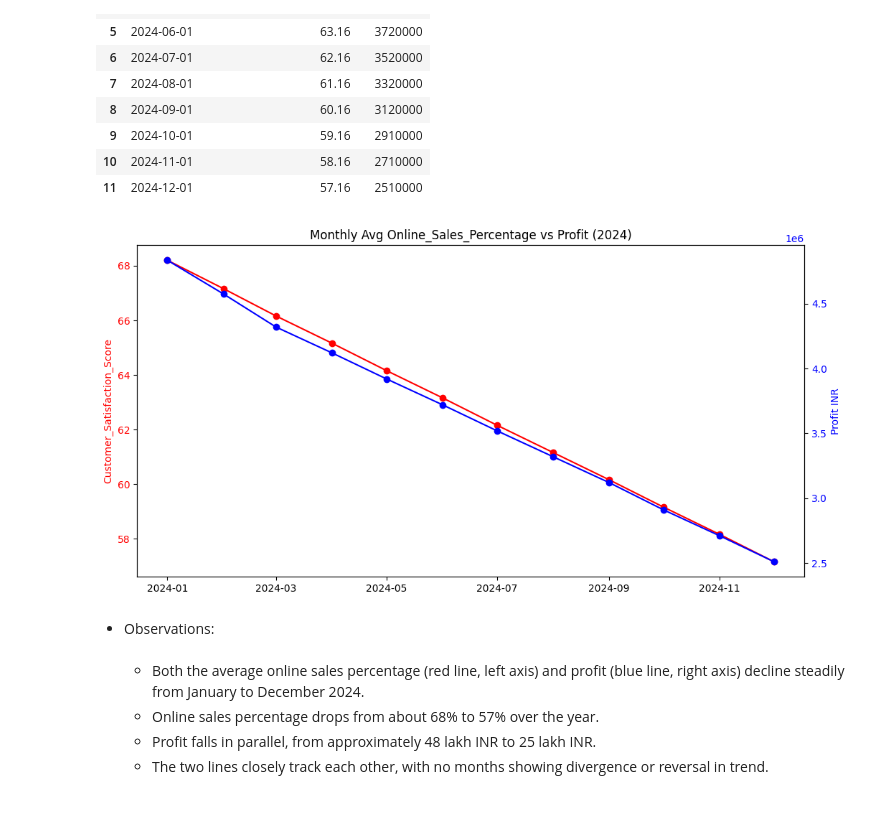
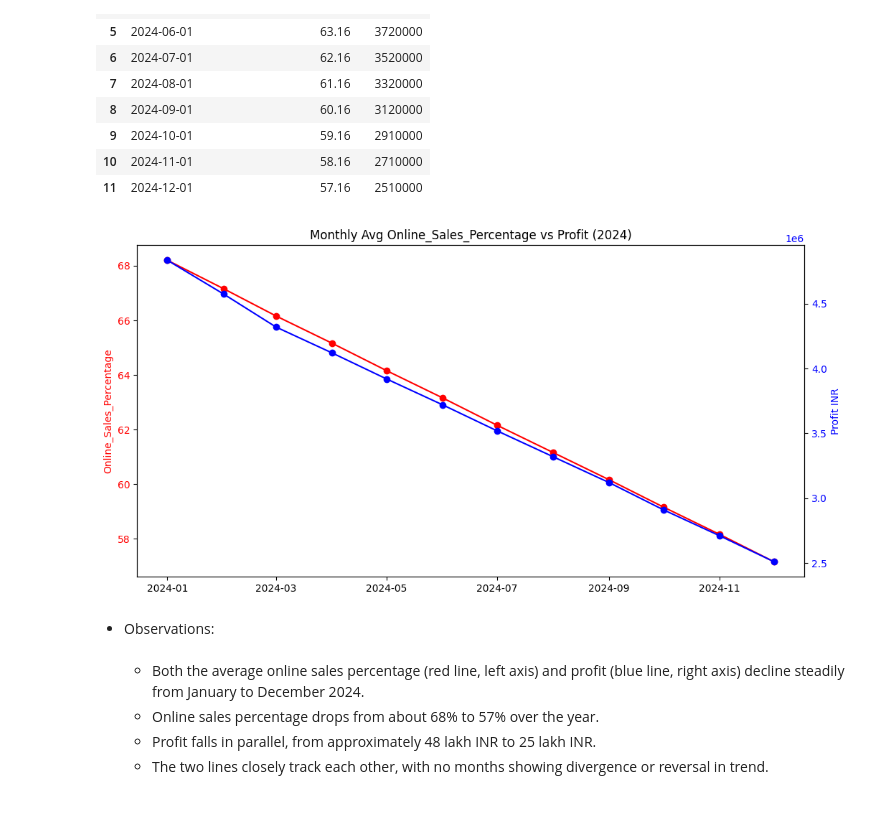
Before and after one commit to vedantcoder/Explorative_Data_Analysis, a Jupyter notebook: Vedant-Nichal_2024A7PS0174H_Round2.ipynb, the cells around one changed output. Cells and saved outputs as stored; diff of their text form; code cells hidden in the pictures.

```diff
--- a/Vedant-Nichal_2024A7PS0174H_Round2.ipynb
+++ b/Vedant-Nichal_2024A7PS0174H_Round2.ipynb
@@ -843,20 +843,20 @@ comparison
 # %%
 # Plot Online_Sales_Percentage and profit
 fig, ax1 = plt.subplots(figsize=(12,6))
 ax1.plot(monthly_online['Month'], monthly_online['Online_Sales_Percentage'], color='red', marker='o', label='Avg Return Rate %')
-ax1.set_ylabel('Customer_Satisfaction_Score', color='red')
+ax1.set_ylabel('Online_Sales_Percentage', color='red')
 ax1.tick_params(axis='y', labelcolor='red')
 
 ax2 = ax1.twinx()
 ax2.plot(monthly_profit['Month'], monthly_profit['Profit_INR'], color='blue', marker='o', label='Total Profit')
 ax2.set_ylabel('Profit INR', color='blue')
 ax2.tick_params(axis='y', labelcolor='blue')
 
 plt.title('Monthly Avg Online_Sales_Percentage vs Profit (2024)')
 plt.xticks(rotation=45)
 plt.show()
 # %% [output]
-[figure, old version]
+[figure, new version]
 # %% [markdown]
 - Observations:<br><br>
     - Both the average online sales percentage (red line, left axis) and profit (blue line, right axis) decline steadily from January to December 2024.
```
Also changed, not shown: parts of 5 cells of this notebook, 4 other files.
